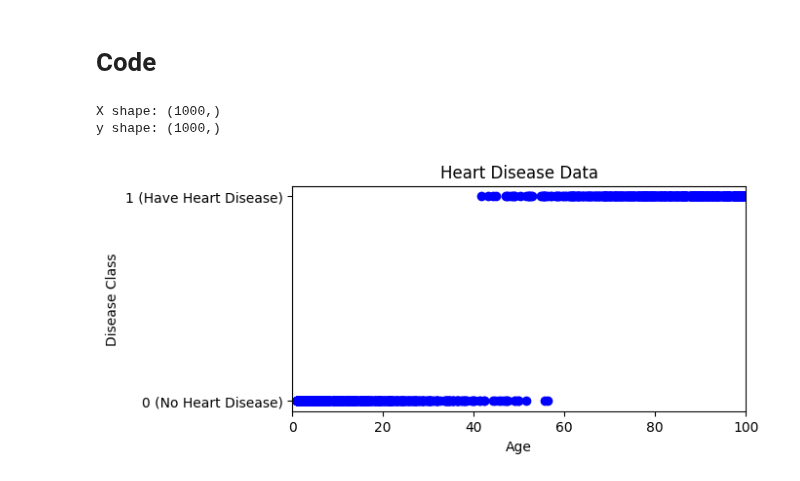
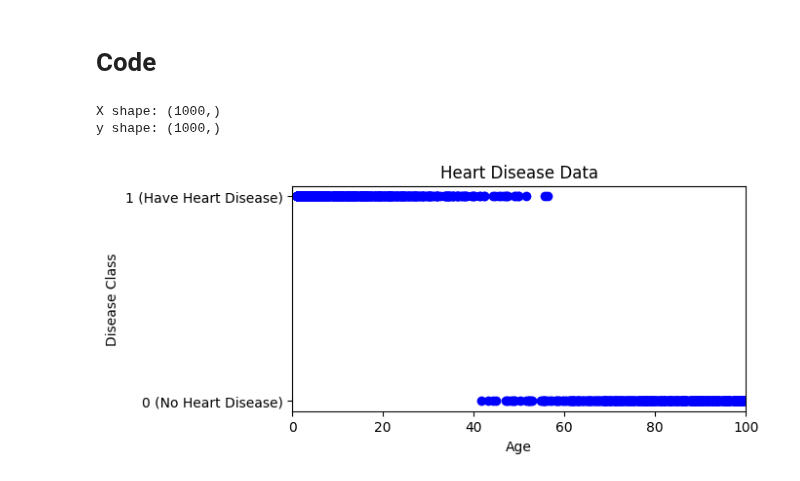
Before and after one commit to barzansaeedpour/foundations-of-machine-learning, a Jupyter notebook: 02_Supervised Learning/02_classification/Logistic Regression/01_logistic_regression_from_scratch.ipynb, the cells around one changed output. Drawn from its saved outputs; the diff is of its cells as text; code cells hidden in the pictures.

```diff
--- a/02_Supervised Learning/02_classification/Logistic Regression/01_logistic_regression_from_scratch.ipynb
+++ b/02_Supervised Learning/02_classification/Logistic Regression/01_logistic_regression_from_scratch.ipynb
@@ -42,7 +42,7 @@ y2 = np.zeros((healty_vector.shape))
 
 
 y = np.concat((y1,y2))
-X = np.concat((heart_disease_vector,y2))
+X = np.concat((heart_disease_vector,healty_vector))
 print(f"X shape: {X.shape}")
 print(f"y shape: {y.shape}")
 
@@ -549,34 +549,34 @@ def skewed_random_vector(a, b, size, alpha=5, beta=2):
 # Example usage
 a = 40
 b = 100
 size = 500  # Number of random values
 heart_disease_vector = skewed_random_vector(a, b, size, alpha=2, beta=1)
-y1 = np.ones((heart_disease_vector.shape))
+y1 = np.zeros((heart_disease_vector.shape))
 # X += heart_disease_vector
 # Y += y
 plt.scatter(heart_disease_vector,y1, c='b')
 a = 1
 b = 60
 healty_vector = skewed_random_vector(a, b, size, alpha=1, beta=3)
-y2 = np.zeros((healty_vector.shape))
+y2 = np.ones((healty_vector.shape))
 # X += healty_vector
 # Y += y
 
 
 y = np.concat((y1,y2))
-X = np.concat((heart_disease_vector,y2))
+X = np.concat((heart_disease_vector,healty_vector))
 print(f"X shape: {X.shape}")
 print(f"y shape: {y.shape}")
 
 plt.scatter(healty_vector,y2, c='b')
 
 plt.xlabel('Age')
 plt.ylabel('Disease Class')
 plt.title('Heart Disease Data')
 plt.xlim(0,100)
 plt.yticks([0,1],labels=['0 (No Heart Disease)','1 (Have Heart Disease)'])
 plt.show()
 # %% [output]
 X shape: (1000,)
 y shape: (1000,)
-[figure, old version]
+[figure, new version]
```
Also changed, not shown: parts of 10 cells of this notebook.
